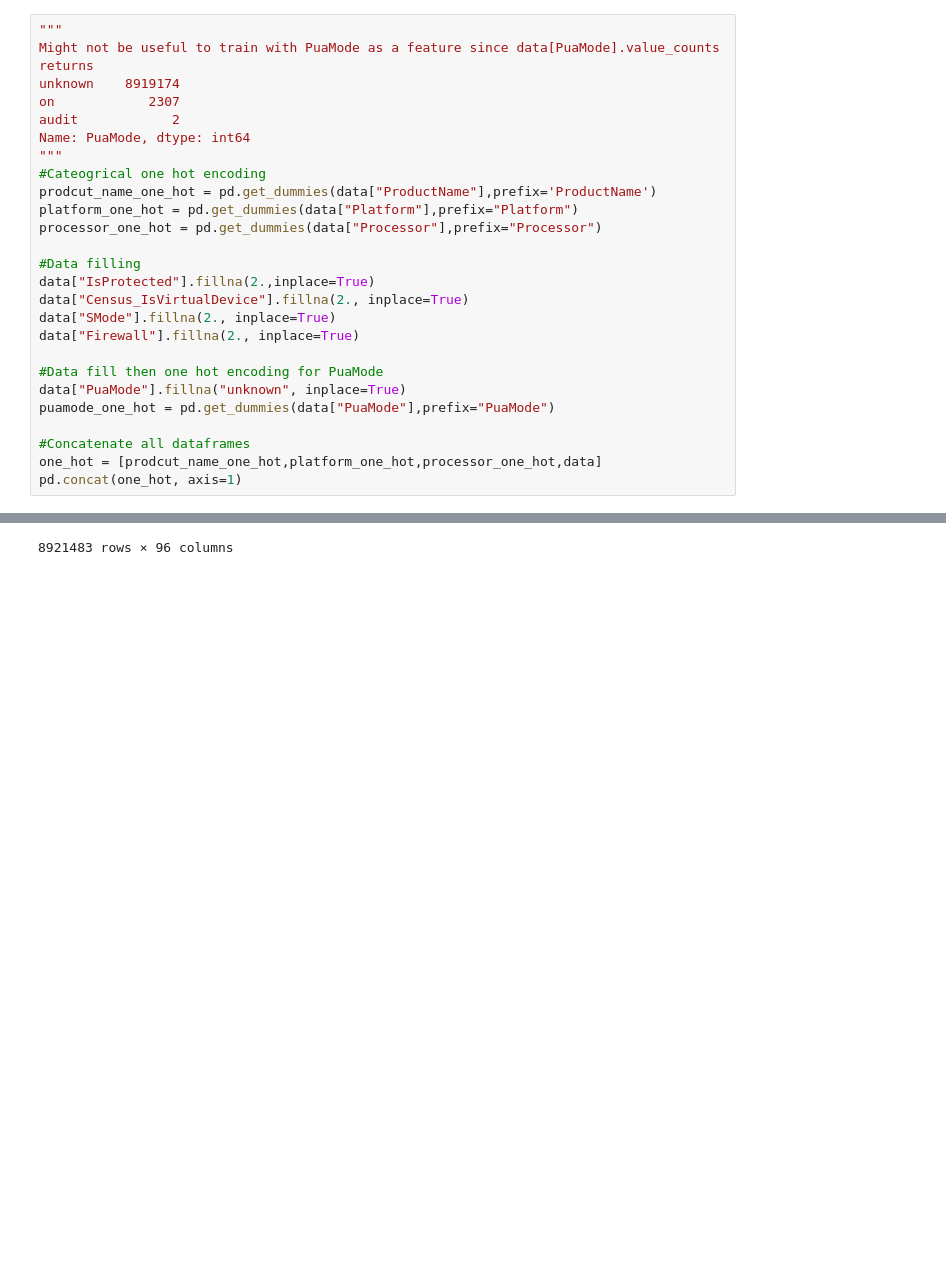
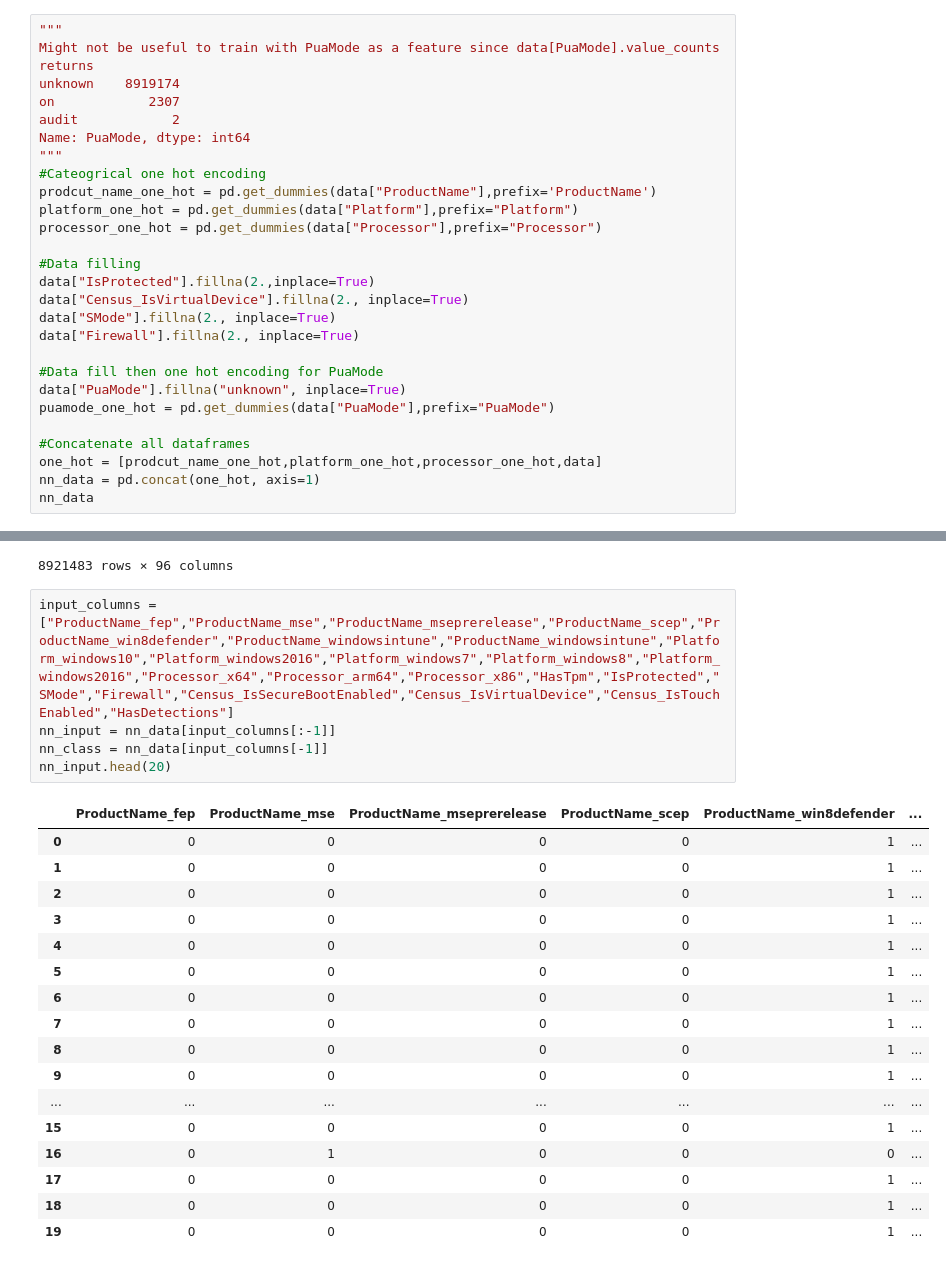
Before and after one commit to mshaio/Cyber, a Jupyter notebook: MicrosoftMalwarePredictionData/PC Virus Infection NN.ipynb, the cells around one changed output, grey strips where cells are left out. Cells and saved outputs as stored; diff of their text form; blank space fills up the shorter version.

```diff
--- a/MicrosoftMalwarePredictionData/PC Virus Infection NN.ipynb
+++ b/MicrosoftMalwarePredictionData/PC Virus Infection NN.ipynb
@@ -154,7 +154,8 @@ puamode_one_hot = pd.get_dummies(data["PuaMode"],prefix="PuaMode")
 
 #Concatenate all dataframes
 one_hot = [prodcut_name_one_hot,platform_one_hot,processor_one_hot,data]
-pd.concat(one_hot, axis=1)
+nn_data = pd.concat(one_hot, axis=1)
+nn_data
 # %% [output]
 |  | ProductName_fep | ProductName_mse | ProductName_mseprerelease | ProductName_scep | ProductName_win8defender | ... |
 | 0 | 0 | 0 | 0 | 0 | 1 | ... |
@@ -169,3 +170,26 @@ pd.concat(one_hot, axis=1)
 | 8921481 | 0 | 0 | 0 | 0 | 1 | ... |
 | 8921482 | 0 | 0 | 0 | 0 | 1 | ... |
 8921483 rows × 96 columns
+# %%
+input_columns = ["ProductName_fep","ProductName_mse","ProductName_mseprerelease","ProductName_scep","ProductName_win8defender","ProductName_windowsintune","ProductName_windowsintune","Platform_windows10","Platform_windows2016","Platform_windows7","Platform_windows8","Platform_windows2016","Processor_x64","Processor_arm64","Processor_x86","HasTpm","IsProtected","SMode","Firewall","Census_IsSecureBootEnabled","Census_IsVirtualDevice","Census_IsTouchEnabled","HasDetections"]
+nn_input = nn_data[input_columns[:-1]]
+nn_class = nn_data[input_columns[-1]]
+nn_input.head(20)
+# %% [output]
+|  | ProductName_fep | ProductName_mse | ProductName_mseprerelease | ProductName_scep | ProductName_win8defender | ... |
+| 0 | 0 | 0 | 0 | 0 | 1 | ... |
+| 1 | 0 | 0 | 0 | 0 | 1 | ... |
+| 2 | 0 | 0 | 0 | 0 | 1 | ... |
+| 3 | 0 | 0 | 0 | 0 | 1 | ... |
+| 4 | 0 | 0 | 0 | 0 | 1 | ... |
+| 5 | 0 | 0 | 0 | 0 | 1 | ... |
+| 6 | 0 | 0 | 0 | 0 | 1 | ... |
+| 7 | 0 | 0 | 0 | 0 | 1 | ... |
+| 8 | 0 | 0 | 0 | 0 | 1 | ... |
+| 9 | 0 | 0 | 0 | 0 | 1 | ... |
+| ... | ... | ... | ... | ... | ... | ... |
+| 15 | 0 | 0 | 0 | 0 | 1 | ... |
+| 16 | 0 | 1 | 0 | 0 | 0 | ... |
+| 17 | 0 | 0 | 0 | 0 | 1 | ... |
+| 18 | 0 | 0 | 0 | 0 | 1 | ... |
+| 19 | 0 | 0 | 0 | 0 | 1 | ... |
```
Also changed, not shown: parts of 10 cells of this notebook.
